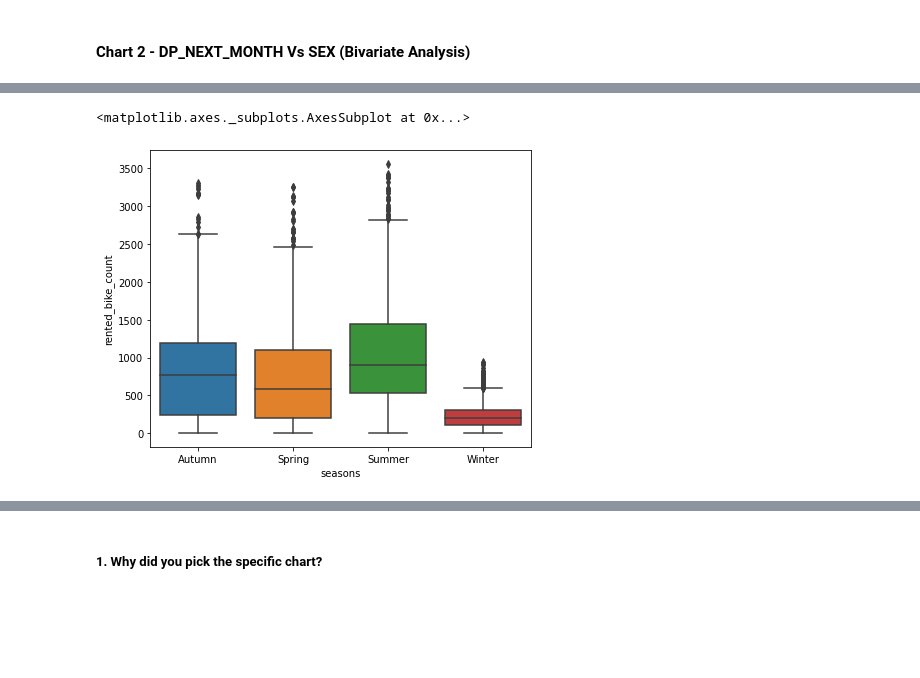
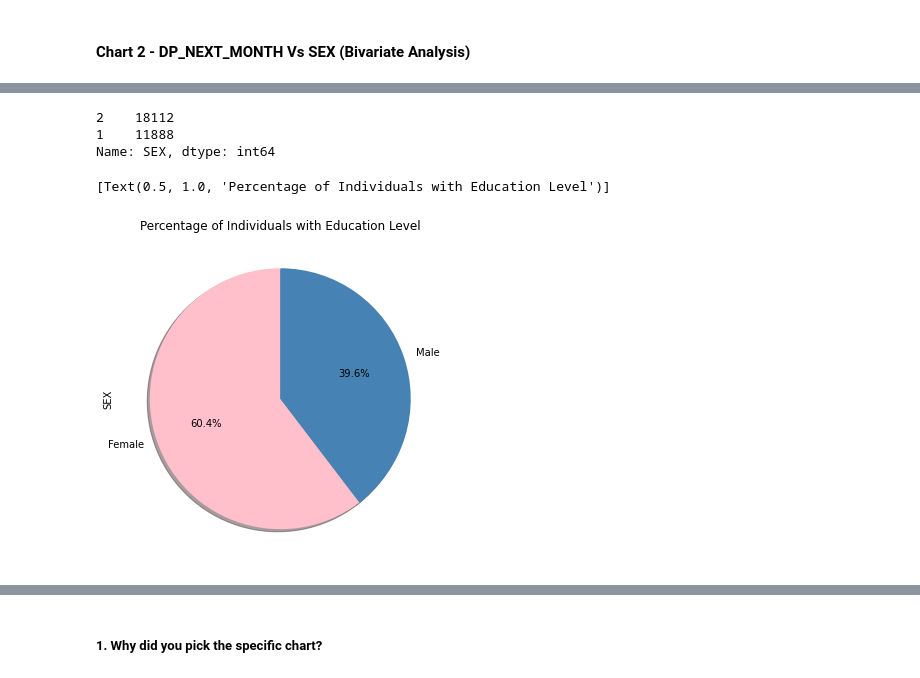
Before and after one commit to Navneet2409/credit-card-default-prediction, a Jupyter notebook: Credit_Card_Notebook_Navneet_Keshri.ipynb, the cells around one changed output, grey strips where cells are left out. Drawn from its saved outputs; the diff is of its cells as text; code cells hidden in the pictures; blank space fills up the shorter version.

```diff
--- a/Credit_Card_Notebook_Navneet_Keshri.ipynb
+++ b/Credit_Card_Notebook_Navneet_Keshri.ipynb
@@ -916,8 +944,13 @@ WARNING:matplotlib.legend:No handles with labels found to put in legend.
-# %%
-# Checking outliers in the box plot
-fig = plt.figure(figsize=(15, 12))
-axes = fig.add_subplot(2, 2, 2)
-sns.boxplot(data=bike_df, y='rented_bike_count', x='seasons')
-# %% [output]
-<matplotlib.axes._subplots.AxesSubplot at 0x...>
-[figure, removed]
+# %%
+df['SEX'].value_counts()
+# %% [output]
+2    18112
+1    11888
+Name: SEX, dtype: int64
+# %%
+ax2 = df['SEX'].value_counts().plot(kind='pie',figsize=(15,6),autopct="%1.1f%%",startangle=90,shadow=True,
+                      labels=['Female','Male'],colors=['pink','steelblue'])
+ax2.set(title ='Percentage of Individuals with Education Level')
+# %% [output]
+[Text(0.5, 1.0, 'Percentage of Individuals with Education Level')]
+[figure, added]
```
Also changed, not shown: parts of 31 cells of this notebook.
